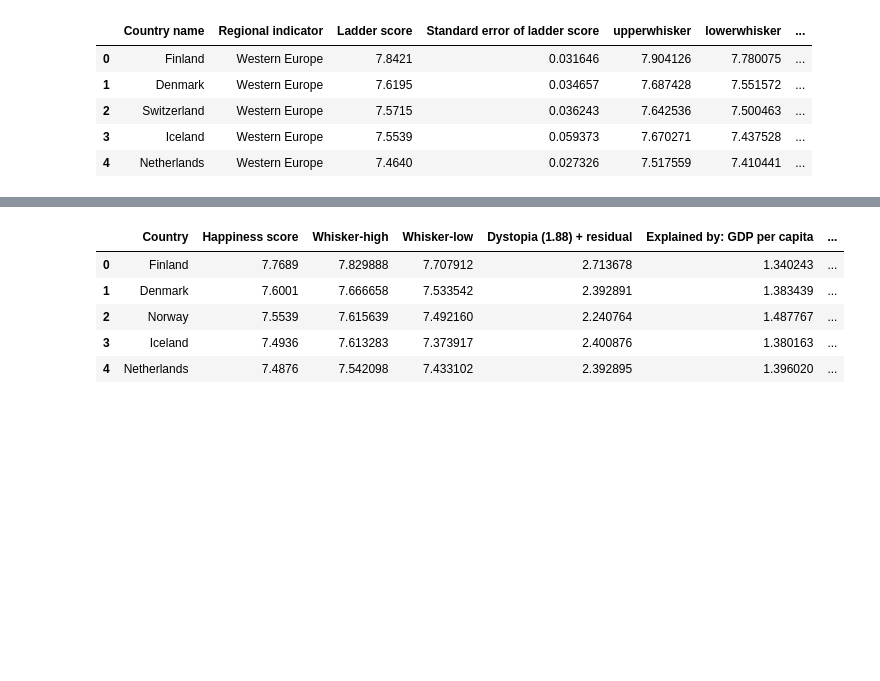
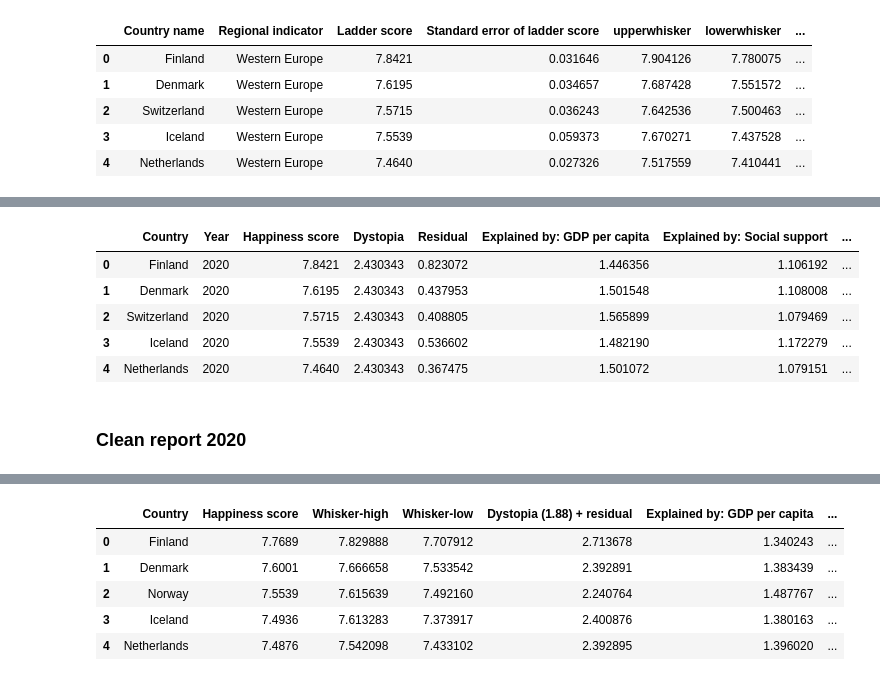
Before and after one commit to angkohtenko/World_Happiness_Report, a Jupyter notebook: Clean_data.ipynb, the cells around one changed output, grey strips where cells are left out. Saved outputs shown, nothing was run; the diff lists cells and outputs as text; code cells hidden in the pictures; blank space fills up the shorter version.

```diff
--- a/Clean_data.ipynb
+++ b/Clean_data.ipynb
@@ -26,0 +128,22 @@ df_2021.head()
+# %%
+# Drop unnecessary columns
+# Rename columns to align with other dfs
+col = ['Country name', 'Year',
+    'Ladder score', 'Ladder score in Dystopia',
+    'Residual', 'Explained by: Log GDP per capita',
+    'Explained by: Social support',
+    'Explained by: Healthy life expectancy',
+    'Explained by: Freedom to make life choices',
+    'Explained by: Generosity',
+    'Explained by: Perceptions of corruption']
+df_2021 = df_2021[col].rename(columns=dict(zip(col, rename_col)))
+df_2021.head()
+# %% [output]
+|  | Country | Year | Happiness score | Dystopia | Residual | Explained by: GDP per capita | Explained by: Social support | ... |
+| 0 | Finland | 2020 | 7.8421 | 2.430343 | 0.823072 | 1.446356 | 1.106192 | ... |
+| 1 | Denmark | 2020 | 7.6195 | 2.430343 | 0.437953 | 1.501548 | 1.108008 | ... |
+| 2 | Switzerland | 2020 | 7.5715 | 2.430343 | 0.408805 | 1.565899 | 1.079469 | ... |
+| 3 | Iceland | 2020 | 7.5539 | 2.430343 | 0.536602 | 1.482190 | 1.172279 | ... |
+| 4 | Netherlands | 2020 | 7.4640 | 2.430343 | 0.367475 | 1.501072 | 1.079151 | ... |
+# %% [markdown]
+### Clean report 2020
```
Also changed, not shown: parts of 50 cells of this notebook, 1 other file.
